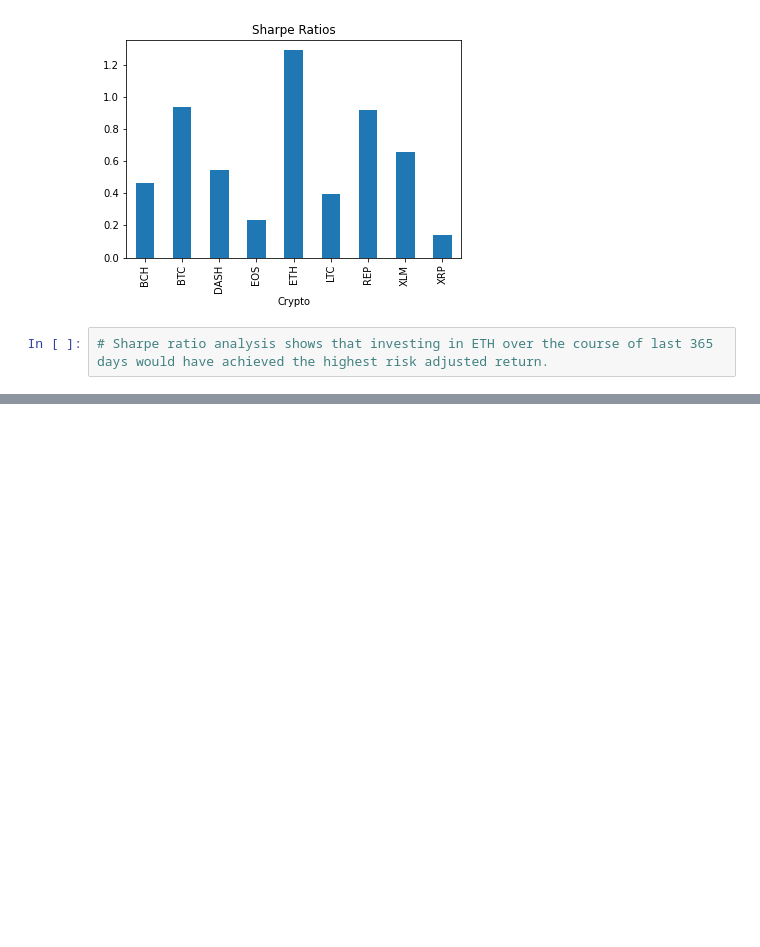
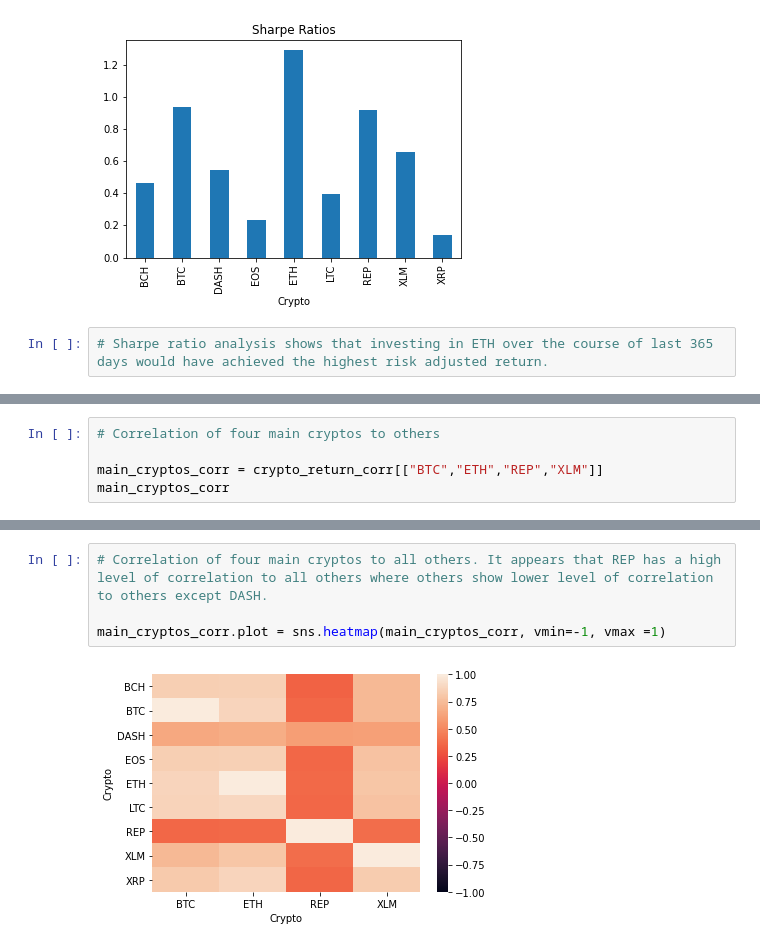
Before and after one commit to mdschulz1973/Planet_Express_IO, a Jupyter notebook: notebooks/crypto_data_prep.ipynb, the cells around one changed output, grey strips where cells are left out. Drawn from its saved outputs; the diff is of its cells as text; blank space fills up the shorter version.

```diff
--- a/notebooks/crypto_data_prep.ipynb
+++ b/notebooks/crypto_data_prep.ipynb
@@ -267,0 +286,5 @@ sharpe_ratios.plot(kind="bar",title="Sharpe Ratios")
+# %%
+# Correlation of four main cryptos to others
+
+main_cryptos_corr = crypto_return_corr[["BTC","ETH","REP","XLM"]]
+main_cryptos_corr
@@ -267,0 +303,6 @@ sharpe_ratios.plot(kind="bar",title="Sharpe Ratios")
+# %%
+# Correlation of four main cryptos to all others. It appears that REP has a high level of correlation to all others where others show lower level of correlation to others except DASH.
+
+main_cryptos_corr.plot = sns.heatmap(main_cryptos_corr, vmin=-1, vmax =1)
+# %% [output]
+[figure, added]
```
Also changed, not shown: parts of 7 cells of this notebook.
